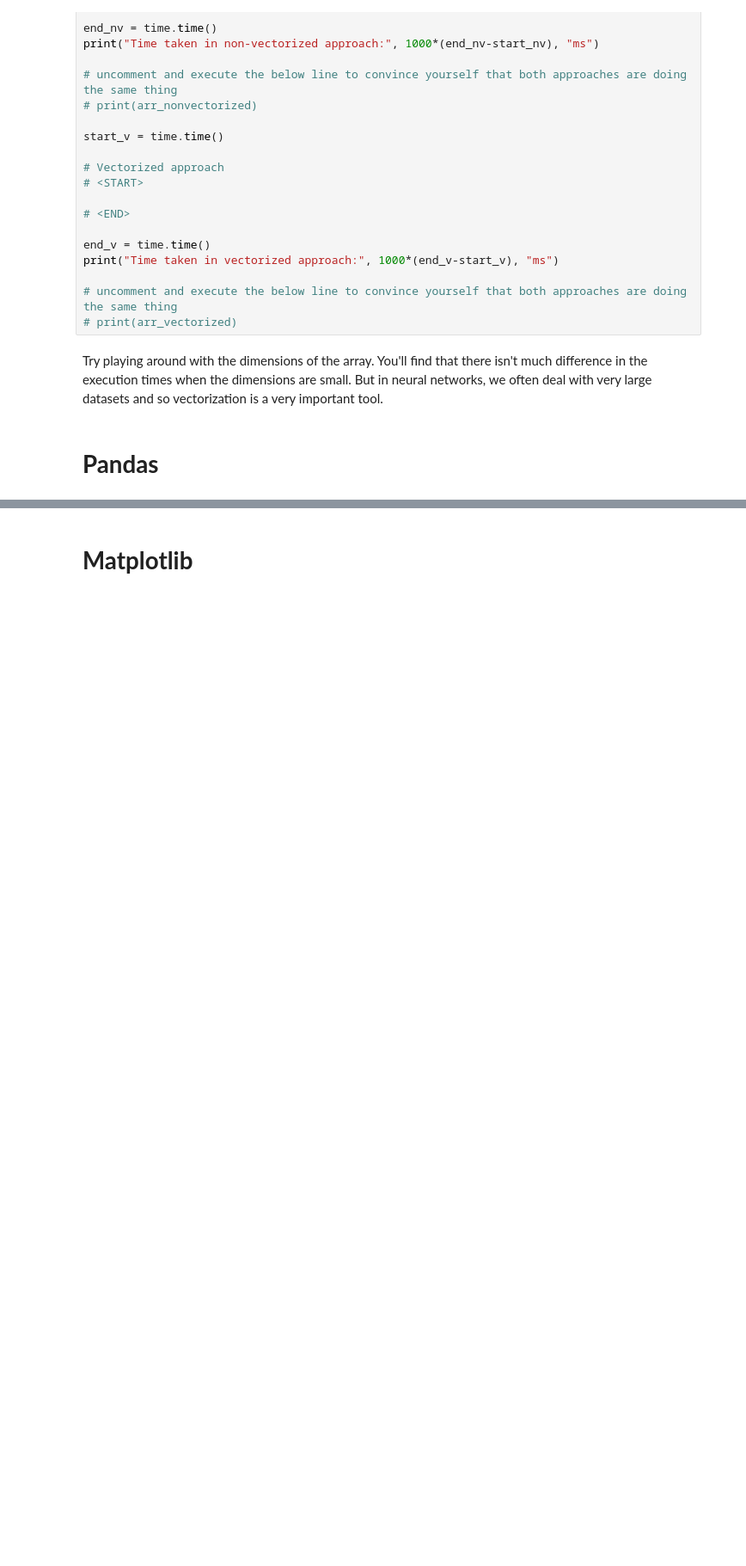
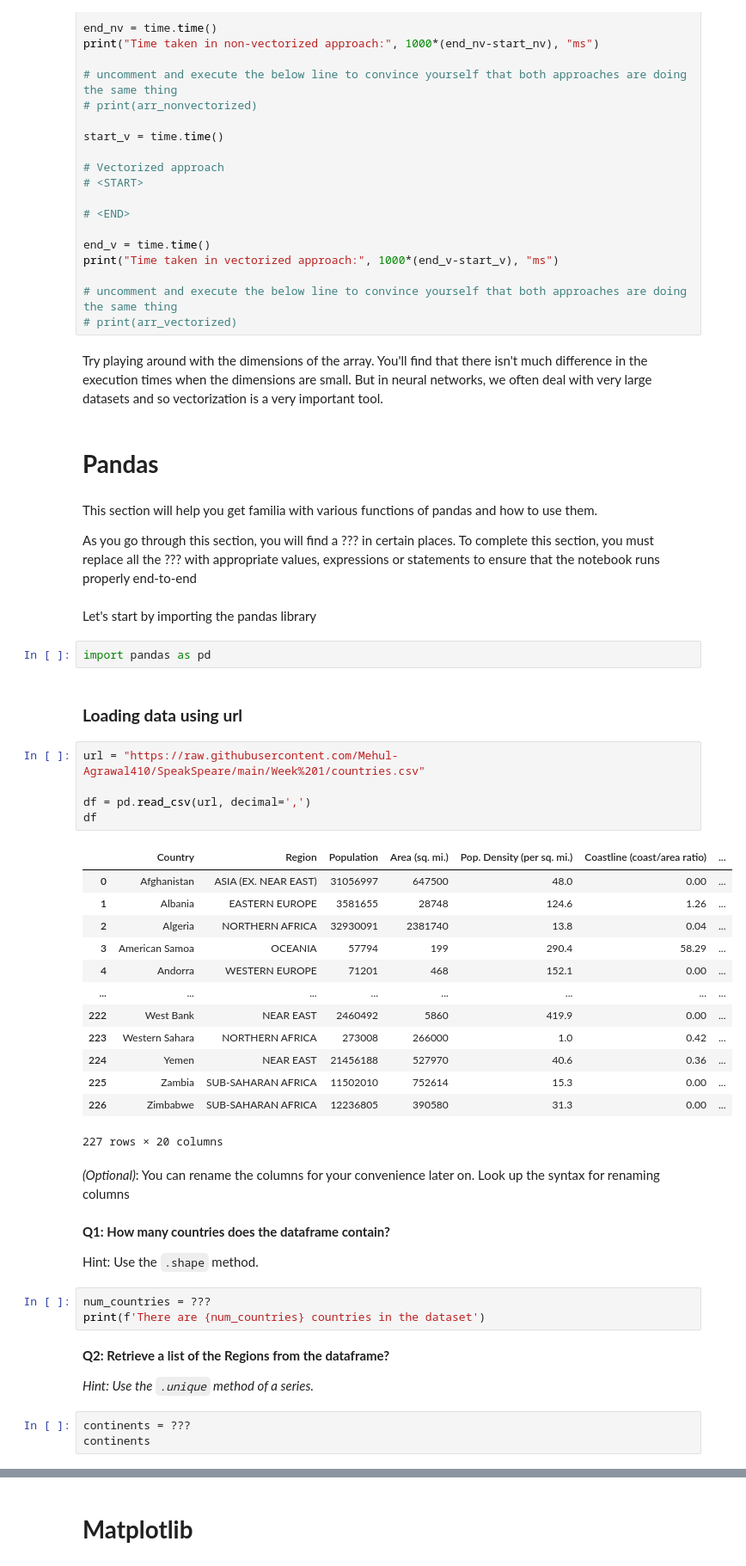
Before and after one commit to Mehul-Agrawal410/SpeakSpeare, a Jupyter notebook: Week 1/Assignment_1.ipynb, the cells around one changed output, grey strips where cells are left out. Shown at 86% size. Saved outputs shown, nothing was run; the diff lists cells and outputs as text; blank space fills up the shorter version.

Commit message:
Added pandas to assignment

```diff
--- a/Week 1/Assignment_1.ipynb
+++ b/Week 1/Assignment_1.ipynb
@@ -286,3 +286,49 @@ print("Time taken in vectorized approach:", 1000*(end_v-start_v), "ms")
 Try playing around with the dimensions of the array. You'll find that there isn't much difference in the execution times when the dimensions are small. But in neural networks, we often deal with very large datasets and so vectorization is a very important tool.
 # %% [markdown]
 # **Pandas**
+# %% [markdown]
+This section will help you get familia with various functions of pandas and how to use them.
+
+As you go through this section, you will find a ??? in certain places. To complete this section, you must replace all the ??? with appropriate values, expressions or statements to ensure that the notebook runs properly end-to-end
+# %% [markdown]
+
+Let's start by importing the pandas library
+# %%
+import pandas as pd
+# %% [markdown]
+### **Loading data using url**
+# %%
+url = "https://raw.githubusercontent.com/Mehul-Agrawal410/SpeakSpeare/main/Week%201/countries.csv"
+
+df = pd.read_csv(url, decimal=',')
+df
+# %% [output]
+|  | Country | Region | Population | Area (sq. mi.) | Pop. Density (per sq. mi.) | Coastline (coast/area ratio) | ... |
+| 0 | Afghanistan | ASIA (EX. NEAR EAST) | 31056997 | 647500 | 48.0 | 0.00 | ... |
+| 1 | Albania | EASTERN EUROPE | 3581655 | 28748 | 124.6 | 1.26 | ... |
+| 2 | Algeria | NORTHERN AFRICA | 32930091 | 2381740 | 13.8 | 0.04 | ... |
+| 3 | American Samoa | OCEANIA | 57794 | 199 | 290.4 | 58.29 | ... |
+| 4 | Andorra | WESTERN EUROPE | 71201 | 468 | 152.1 | 0.00 | ... |
+| ... | ... | ... | ... | ... | ... | ... | ... |
+| 222 | West Bank | NEAR EAST | 2460492 | 5860 | 419.9 | 0.00 | ... |
+| 223 | Western Sahara | NORTHERN AFRICA | 273008 | 266000 | 1.0 | 0.42 | ... |
+| 224 | Yemen | NEAR EAST | 21456188 | 527970 | 40.6 | 0.36 | ... |
+| 225 | Zambia | SUB-SAHARAN AFRICA | 11502010 | 752614 | 15.3 | 0.00 | ... |
+| 226 | Zimbabwe | SUB-SAHARAN AFRICA | 12236805 | 390580 | 31.3 | 0.00 | ... |
+227 rows × 20 columns
+# %% [markdown]
+*(Optional)*: You can rename the columns for your convenience later on. Look up the syntax for renaming columns
+# %% [markdown]
+**Q1: How many countries does the dataframe contain?**
+
+Hint: Use the `.shape` method.
+# %%
+num_countries = ???
+print(f'There are {num_countries} countries in the dataset')
+# %% [markdown]
+**Q2: Retrieve a list of the Regions from the dataframe?**
+
+*Hint: Use the `.unique` method of a series.*
+# %%
+continents = ???
+continents
```
Also changed, not shown: parts of 17 cells of this notebook, 1 other file.
